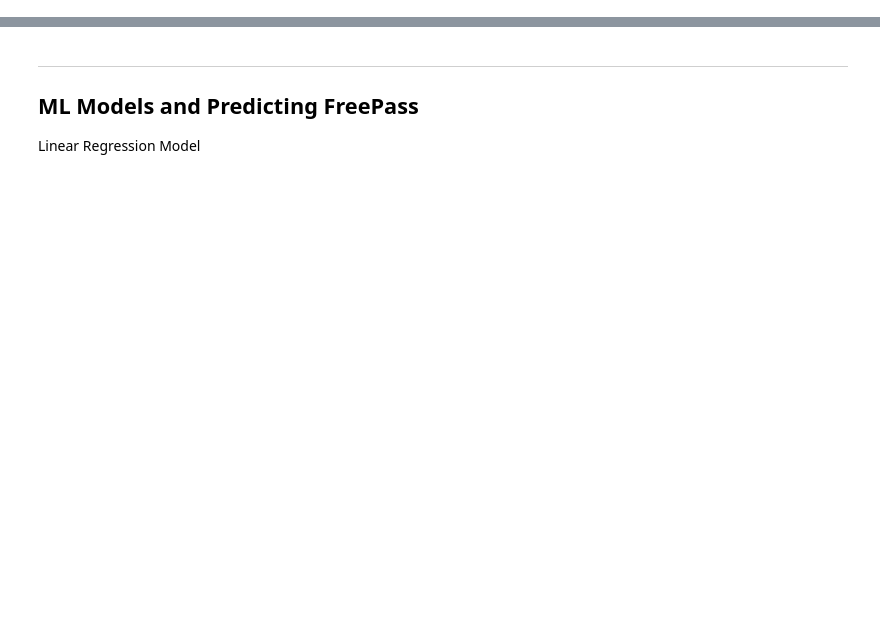
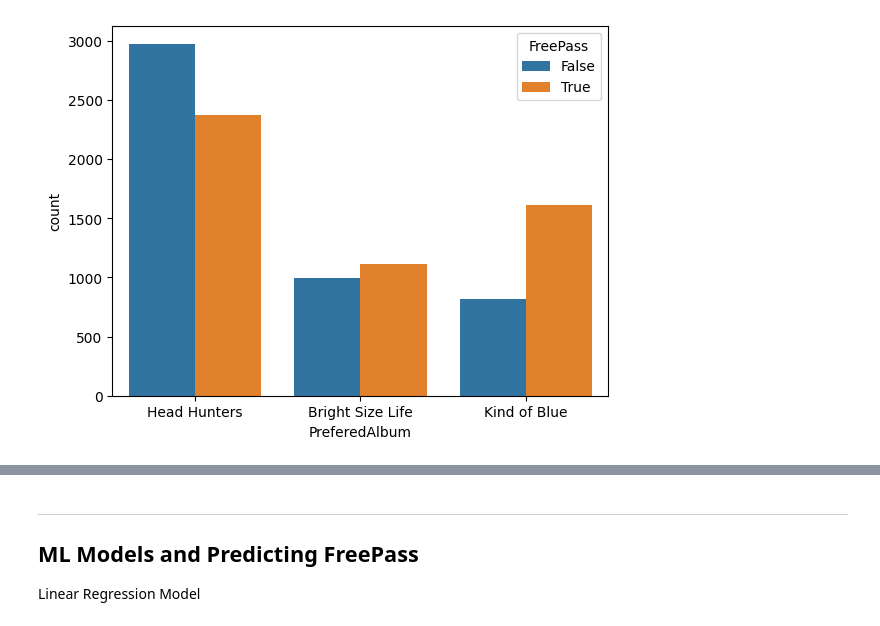
Before and after one commit to peter-clark/intro-to-ml, a Jupyter notebook: exploration.ipynb, the cells around one changed output, grey strips where cells are left out. Cells and saved outputs as stored; diff of their text form; code cells hidden in the pictures; blank space fills up the shorter version.

```diff
--- a/exploration.ipynb
+++ b/exploration.ipynb
@@ -24,13 +40,15 @@ f.set_xscale('log')
 # %%
-a=sns.histplot(raw_data, x="Age")
-b=sns.histplot(raw_data_test, x="Age", color='orange')
+#a=sns.histplot(raw_data, x="Age")
+#b=sns.histplot(raw_data_test, x="Age", color='orange')
 
-d=sns.histplot(raw_data, x="Drinks")
-e=sns.histplot(raw_data_test, x='Drinks', color='orange')
-d.set_xscale('log')
-d.set_yscale('log')
+#d=sns.histplot(raw_data, x="Drinks")
+#e=sns.histplot(raw_data_test, x='Drinks', color='orange')
+#d.set_xscale('log')
+#d.set_yscale('log')
 
 album_pass = sns.countplot(data=raw_data,x="PreferedAlbum",hue="FreePass")
+# %% [output]
+[figure, added]
 # %%
 raw_data2 = raw_data[['Food','Drinks',"FreePass","AvgTime","Vinyl"]].fillna(value=0.0)
 col = raw_data['Age'].fillna(value=raw_data['Age'].mean())
```
Also changed, not shown: parts of 22 cells of this notebook.
